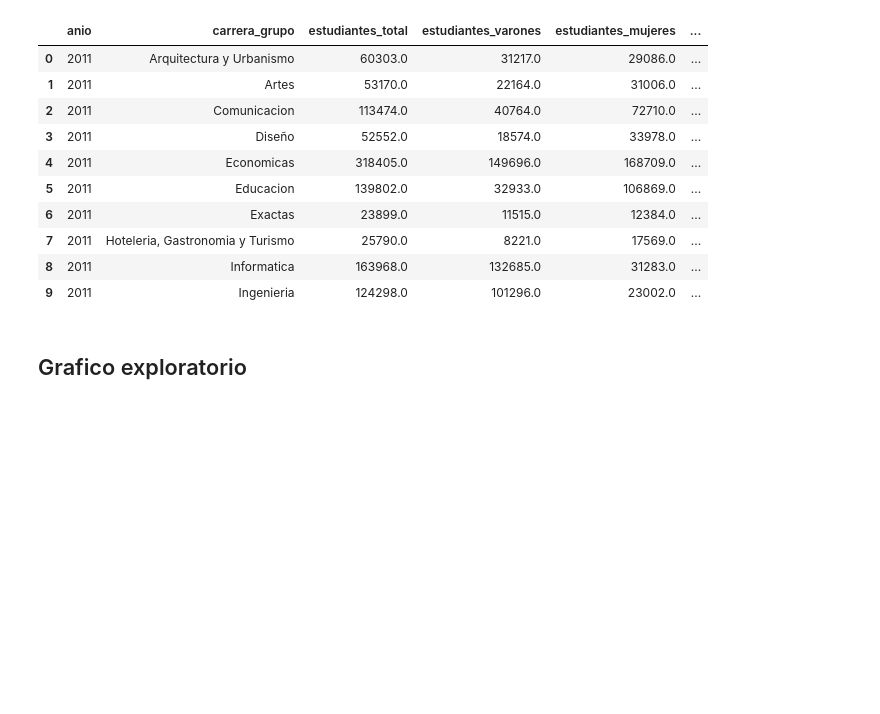
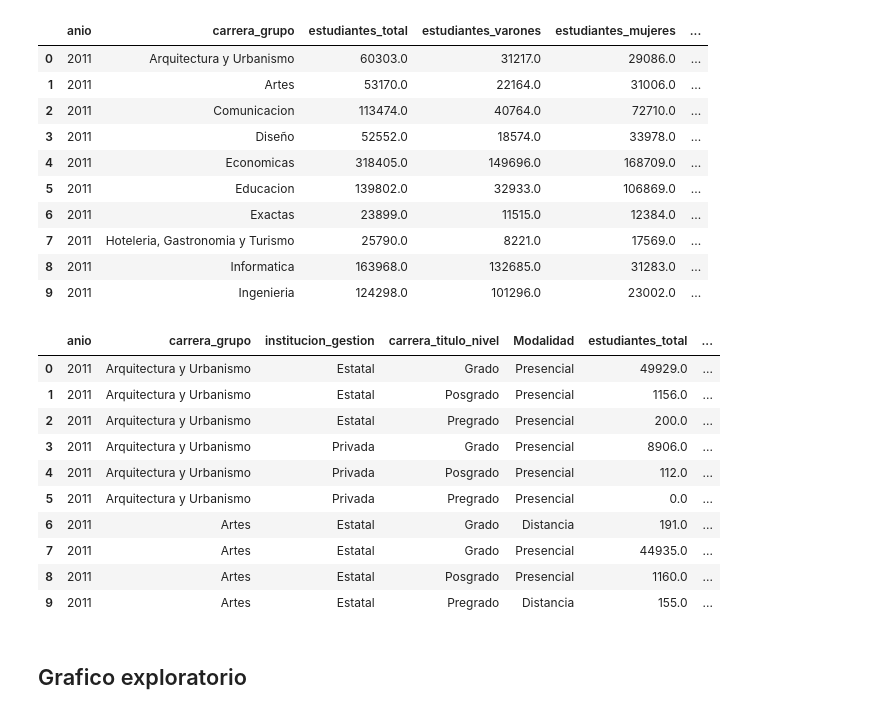
Before and after one commit to chicasentec/visualizacion_carreras, a Jupyter notebook: etl-next-journal.ipynb, the cells around one changed output. Saved outputs shown, nothing was run; the diff lists cells and outputs as text; code cells hidden in the pictures; blank space fills up the shorter version.

Commit message:
Agregado nuevo output con datos por sistema/modalidad/nivel

```diff
--- a/etl-next-journal.ipynb
+++ b/etl-next-journal.ipynb
@@ -162,6 +144,30 @@ df_evolucion_carrera["inscripciones_mujeres_pct"] = df_evolucion_carrera.nuevos_
 df_evolucion_carrera["estudiantes_hombres_pct"] = df_evolucion_carrera.estudiantes_varones/df_evolucion_carrera.estudiantes_total
 # %%
 df_evolucion_carrera.to_csv("data/output/grupos_evolucion_genero.csv", encoding = "UTF8", index = False)
+# %%
+#Por nivel educativo y por modalidad, por año
+df_evolucion_grupo_nivel_gestion_modalidad = df_alumnos_merged.groupby(["anio","carrera_grupo", "institucion_gestion", "carrera_titulo_nivel", "Modalidad"]).sum()
+
+df_evolucion_grupo_nivel_gestion_modalidad = df_evolucion_grupo_nivel_gestion_modalidad[variables]
+df_evolucion_grupo_nivel_gestion_modalidad = df_evolucion_grupo_nivel_gestion_modalidad.reset_index()
+
+df_evolucion_grupo_nivel_gestion_modalidad["estudiantes_mujeres_pct"] = df_evolucion_grupo_nivel_gestion_modalidad.estudiantes_mujeres/df_evolucion_grupo_nivel_gestion_modalidad.estudiantes_total
+df_evolucion_grupo_nivel_gestion_modalidad["inscripciones_mujeres_pct"] = df_evolucion_grupo_nivel_gestion_modalidad.nuevos_inscriptos_mujeres/df_evolucion_grupo_nivel_gestion_modalidad.nuevos_inscriptos_total
+df_evolucion_grupo_nivel_gestion_modalidad["estudiantes_hombres_pct"] = df_evolucion_grupo_nivel_gestion_modalidad.estudiantes_varones/df_evolucion_grupo_nivel_gestion_modalidad.estudiantes_total
+df_evolucion_grupo_nivel_gestion_modalidad.to_csv("data/output/evolucion_grupo_nivel_gestion_modalidad.csv", encoding = "UTF8", index = False)
+df_evolucion_grupo_nivel_gestion_modalidad.head(10)
+# %% [output]
+|  | anio | carrera_grupo | institucion_gestion | carrera_titulo_nivel | Modalidad | estudiantes_total | ... |
+| 0 | 2011 | Arquitectura y Urbanismo | Estatal | Grado | Presencial | 49929.0 | ... |
+| 1 | 2011 | Arquitectura y Urbanismo | Estatal | Posgrado | Presencial | 1156.0 | ... |
+| 2 | 2011 | Arquitectura y Urbanismo | Estatal | Pregrado | Presencial | 200.0 | ... |
+| 3 | 2011 | Arquitectura y Urbanismo | Privada | Grado | Presencial | 8906.0 | ... |
+| 4 | 2011 | Arquitectura y Urbanismo | Privada | Posgrado | Presencial | 112.0 | ... |
+| 5 | 2011 | Arquitectura y Urbanismo | Privada | Pregrado | Presencial | 0.0 | ... |
+| 6 | 2011 | Artes | Estatal | Grado | Distancia | 191.0 | ... |
+| 7 | 2011 | Artes | Estatal | Grado | Presencial | 44935.0 | ... |
+| 8 | 2011 | Artes | Estatal | Posgrado | Presencial | 1160.0 | ... |
+| 9 | 2011 | Artes | Estatal | Pregrado | Distancia | 155.0 | ... |
 # %% [markdown]
 ## Grafico exploratorio
 # %% [markdown]
```
Also changed, not shown: parts of 2 cells of this notebook, 1 other file.
